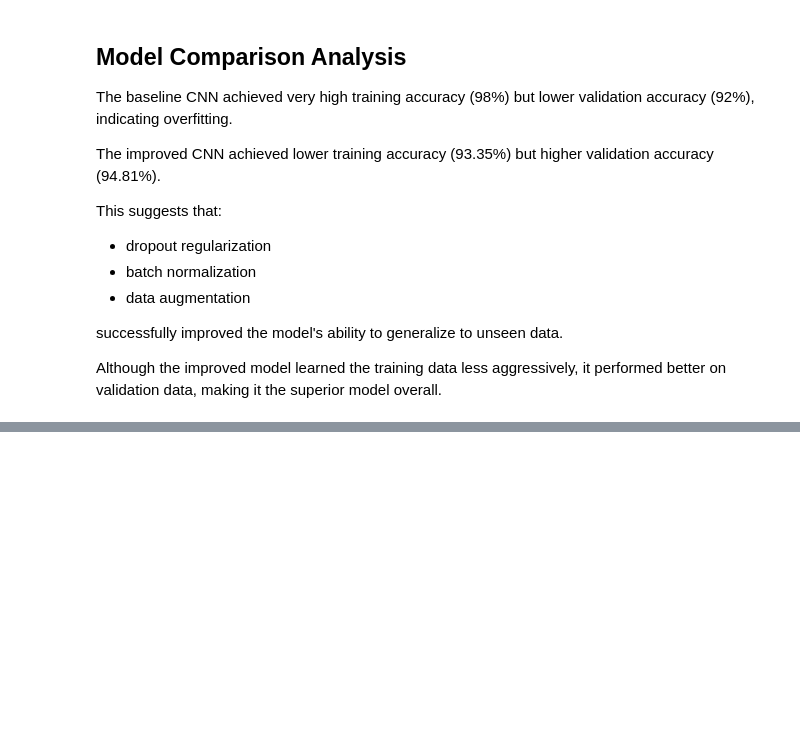
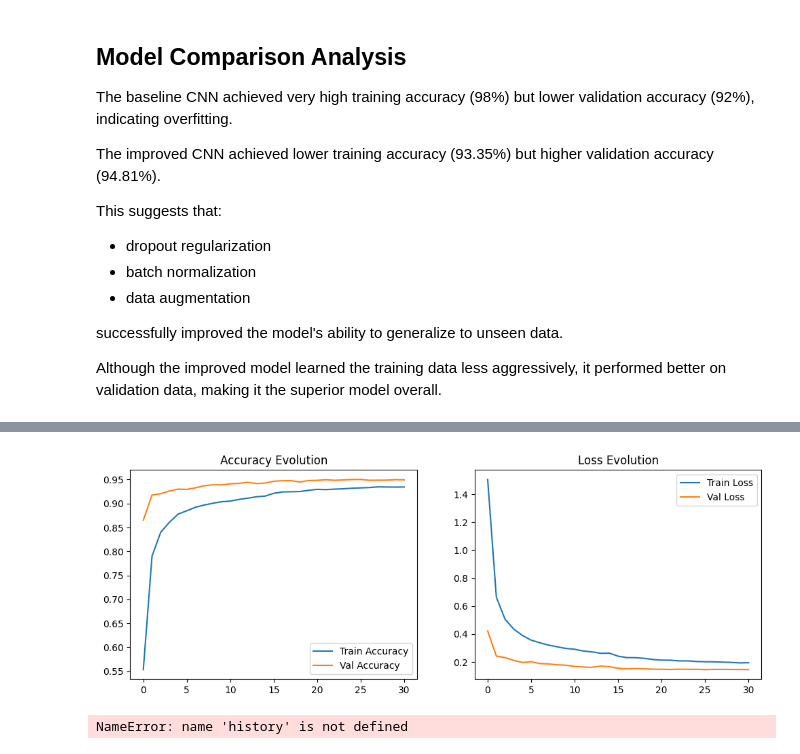
Before and after one commit to noodlebatteries124/DELE-CA1, a Jupyter notebook: ptA.ipynb, the cells around one changed output, grey strips where cells are left out. Cells and saved outputs as stored; diff of their text form; code cells hidden in the pictures; blank space fills up the shorter version.

```diff
--- a/ptA.ipynb
+++ b/ptA.ipynb
@@ -766,13 +784,10 @@ augmented_model.summary()
 # %%
 datagen.fit(X_train)
 
-from tensorflow.keras.callbacks import ReduceLROnPlateau
-reduce_lr = ReduceLROnPlateau(monitor='val_loss', factor=0.2, patience=2, min_lr=0.00001)
-
-augmented_history = augmented_model.fit(
+augmented_history = model.fit(
     datagen.flow(X_train, y_train, batch_size=64),
-    steps_per_epoch=len(X_train) // 64, # Ensures we see all images once per epoch
-    epochs=50, # Augmentation needs more epochs because the data is harder
+    steps_per_epoch=len(X_train) // 64,
+    epochs=50,
     validation_data=(X_test, y_test),
     callbacks=[early_stop, checkpoint, reduce_lr]
 )
@@ -779,28 +812,32 @@ augmented_history = augmented_model.fit(
 # %%
 # accuracy graph
 plt.figure(figsize=(12, 4))
 plt.subplot(1, 2, 1)
-plt.plot(improved_history.history['accuracy'], label='Train Accuracy')
-plt.plot(improved_history.history['val_accuracy'], label='Val Accuracy')
+plt.plot(augmented_history.history['accuracy'], label='Train Accuracy')
+plt.plot(augmented_history.history['val_accuracy'], label='Val Accuracy')
 plt.title('Accuracy Evolution')
 plt.legend()
 
 # Loss graph
 plt.subplot(1, 2, 2)
-plt.plot(improved_history.history['loss'], label='Train Loss')
-plt.plot(improved_history.history['val_loss'], label='Val Loss')
+plt.plot(augmented_history.history['loss'], label='Train Loss')
+plt.plot(augmented_history.history['val_loss'], label='Val Loss')
 plt.title('Loss Evolution')
 plt.legend()
 plt.show()
+# %% [output]
+[figure, added]
 # %%
 # Extract the highest validation accuracy for each model
-baseline_acc = max(baseline_history.history['val_accuracy'])
+baseline_acc = max(history.history['val_accuracy'])
 complex_acc = max(improved_history.history['val_accuracy']) # The one without augmentation
 aug_acc = max(augmented_history.history['val_accuracy'])          # The one with augmentation
 
 # Store them in a list for plotting
 accuracies = [baseline_acc, complex_acc, aug_acc]
 model_names = ['Baseline CNN', 'Complex CNN', 'Complex + Augmentation']
+# %% [output]
+NameError: name 'history' is not defined
 # %%
 plt.figure(figsize=(10, 6))
 sns.set_style("whitegrid")
```
Also changed, not shown: parts of 6 cells of this notebook, 3 other files.
